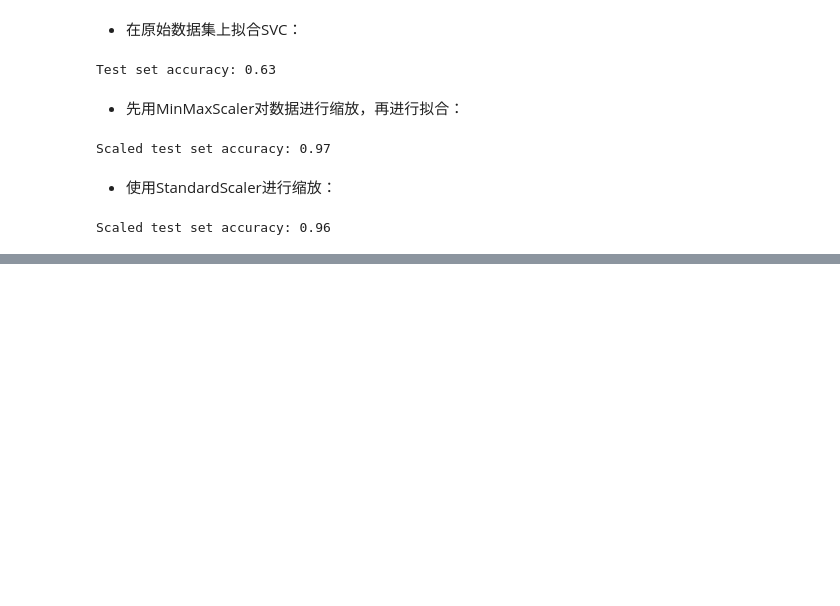
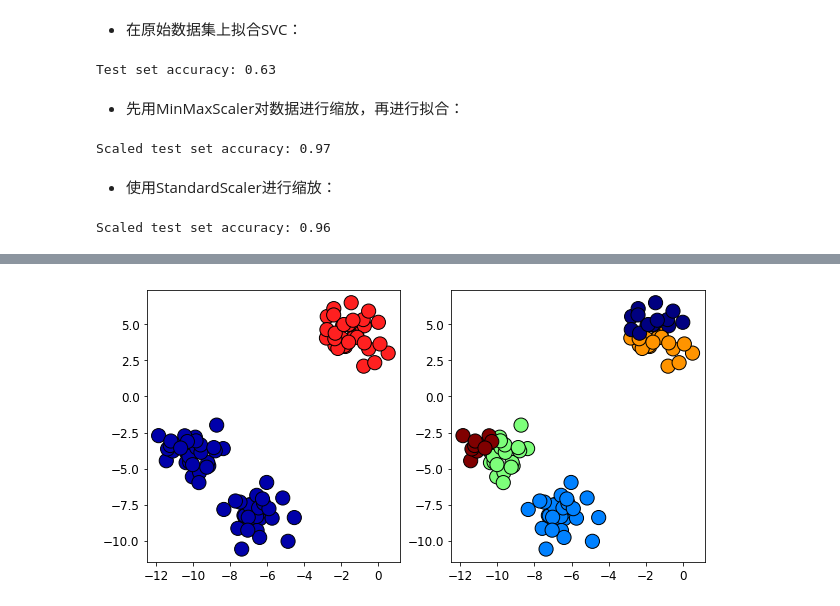
Before and after one commit to libingallin/introduction-to-ml, a Jupyter notebook: ch3_unsupervied_learning_and_preprocessing.ipynb, the cells around one changed output, grey strips where cells are left out. Saved outputs shown, nothing was run; the diff lists cells and outputs as text; code cells hidden in the pictures; blank space fills up the shorter version.

```diff
--- a/ch3_unsupervied_learning_and_preprocessing.ipynb
+++ b/ch3_unsupervied_learning_and_preprocessing.ipynb
@@ -343,0 +409,24 @@ Scaled test set accuracy: 0.96
+# %%
+plt.figure(figsize=(10, 5))
+
+# Use two cluster centers
+kmeans = KMeans(n_clusters=2)
+kmeans.fit(X)
+assignments = kmeans.labels_
+
+# plot the cluster assignments
+plt.subplot(121)
+cm2 = ListedColormap(['#0000aa', '#ff2020'])
+plt.scatter(X[:, 0], X[:, 1], c=assignments, cmap=cm2, s=200, edgecolors="k")
+
+# Use five cluster centers
+kmeans = KMeans(n_clusters=5)
+kmeans.fit(X)
+assignments = kmeans.labels_
+
+# plot the cluster assignments
+plt.subplot(122)
+plt.scatter(X[:, 0], X[:, 1], c=assignments, s=200, cmap=plt.cm.jet, edgecolors="k")
+plt.show()
+# %% [output]
+[figure, added]
```
Also changed, not shown: parts of 63 cells of this notebook.
